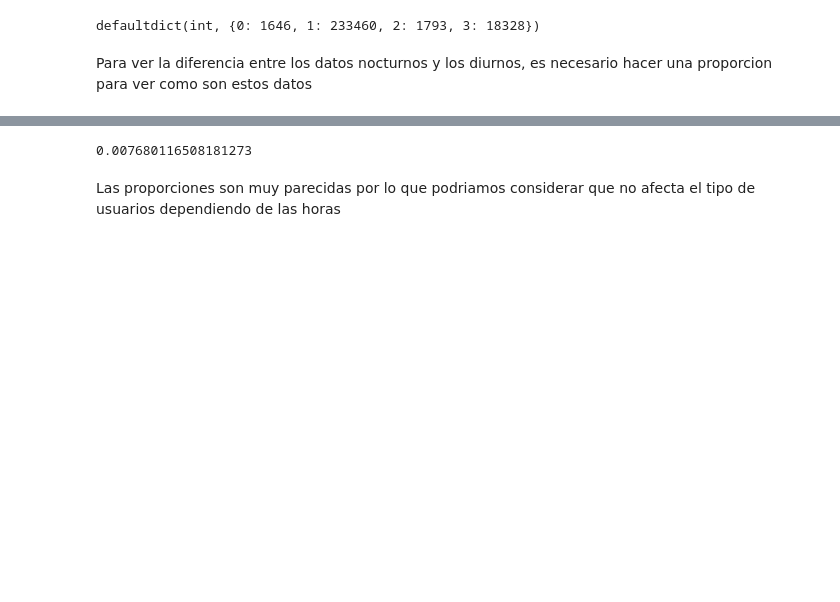
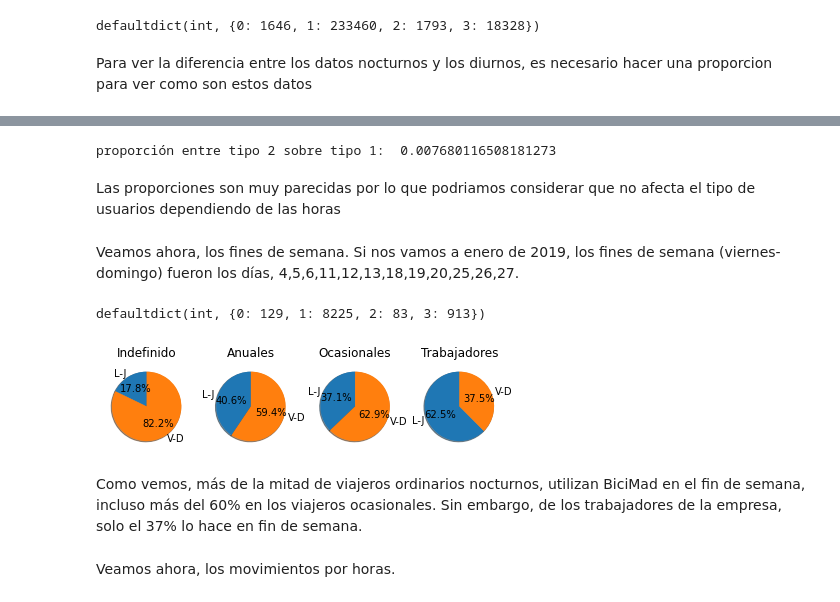
Before and after one commit to ParalelaUCM/biciMAD, a Jupyter notebook: PracticaSpark.ipynb, the cells around one changed output, grey strips where cells are left out. Saved outputs shown, nothing was run; the diff lists cells and outputs as text; code cells hidden in the pictures; blank space fills up the shorter version.

Commit message:
nº viajes finde por tipos//viajes por horas(sin tipos)

```diff
--- a/PracticaSpark.ipynb
+++ b/PracticaSpark.ipynb
@@ -91,8 +132,8 @@ rddNocturna.take(1)
 # %%
 #Separamos ahora por tipo de usuario y vemos cuantos hay de cada tipo en total en todo el mes
 rddNocturna_datos = rddNocturna.map(mapper)
-nigth_data = rddNocturna_datos.countByKey()
-nigth_data
+night_data = rddNocturna_datos.countByKey()
+night_data
 # %% [output]
 defaultdict(int, {0: 157, 1: 13843, 2: 132, 3: 2432})
 # %%
@@ -145,7 +182,51 @@ Para ver la diferencia entre los datos nocturnos y los diurnos, es necesario hac
 # %%
 #Proporcion datos diurnos
-1793/233460
+print("proporción entre tipo 2 sobre tipo 1: ", 1793/233460)
 # %% [output]
-0.007680116508181273
+proporción entre tipo 2 sobre tipo 1:  0.007680116508181273
 # %% [markdown]
 Las proporciones son muy parecidas por lo que podriamos considerar que no afecta el tipo de usuarios dependiendo de las horas
+# %% [markdown]
+Veamos ahora, los fines de semana. Si nos vamos a enero de 2019, los fines de semana (viernes-domingo) fueron los días, 4,5,6,11,12,13,18,19,20,25,26,27.
+# %%
+def weekend(line):
+  #Como en realidad queremos las noches, 'la noche del vierne' sería el sabado ya, entonces, buscamos los
+  #días: 5,6,7,12,13,14,19,20,21,26,27,28.
+  data=json.loads(line)
+  days=['2019-01-05', '2019-01-06', '2019-01-07','2019-01-12','2019-01-13','2019-01-14', '2019-01-19', '2019-01-20','2019-01-21','2019-01-26', '2019-01-27', '2019-01-28']
+  dia_actual=data['unplug_hourTime']['$date'][0:10]
+  return dia_actual in days
+# %%
+rddWeekend=rddNocturna.filter(lambda x: weekend(x))
+rddWeekend_datos=rddWeekend.map(mapper)
+weekend_data=rddWeekend_datos.countByKey()
+weekend_data
+# %% [output]
+defaultdict(int, {0: 129, 1: 8225, 2: 83, 3: 913})
+# %%
+fig=plt.figure()
+fig.subplots_adjust(bottom=0.025, left=0.05, top = 0.975, right=0.975)
+fig.add_subplot(1,4,1)
+plt.pie([night_data[0]-weekend_data[0], weekend_data[0]], labels=['L-J', 'V-D'],
+        autopct='%1.1f%%', shadow=True, startangle=90)
+plt.title('Indefinido')
+fig.add_subplot(1,4,2)
+plt.pie([night_data[1]-weekend_data[1], weekend_data[1]], labels=['L-J', 'V-D'],
+        autopct='%1.1f%%', shadow=True, startangle=90)
+plt.title('Anuales')
+fig.add_subplot(1,4,3)
+plt.pie([night_data[2]-weekend_data[2], weekend_data[2]], labels=['L-J', 'V-D'],
+        autopct='%1.1f%%', shadow=True, startangle=90)
+plt.title('Ocasionales')
+fig.add_subplot(1,4,4)
+plt.pie([night_data[3]-weekend_data[3], weekend_data[3]], labels=['L-J', 'V-D'],
+        autopct='%1.1f%%', shadow=True, startangle=90)
+plt.title('Trabajadores')
+#plt.legend(['entre semana', 'fin de semana'], loc=4)
+plt.show()
+# %% [output]
+[figure, added]
+# %% [markdown]
+Como vemos, más de la mitad de viajeros ordinarios nocturnos, utilizan BiciMad en el fin de semana, incluso más del 60% en los viajeros ocasionales. Sin embargo, de los trabajadores de la empresa, solo el 37% lo hace en fin de semana.
+# %% [markdown]
+Veamos ahora, los movimientos por horas.
```
Also changed, not shown: parts of 15 cells of this notebook.
